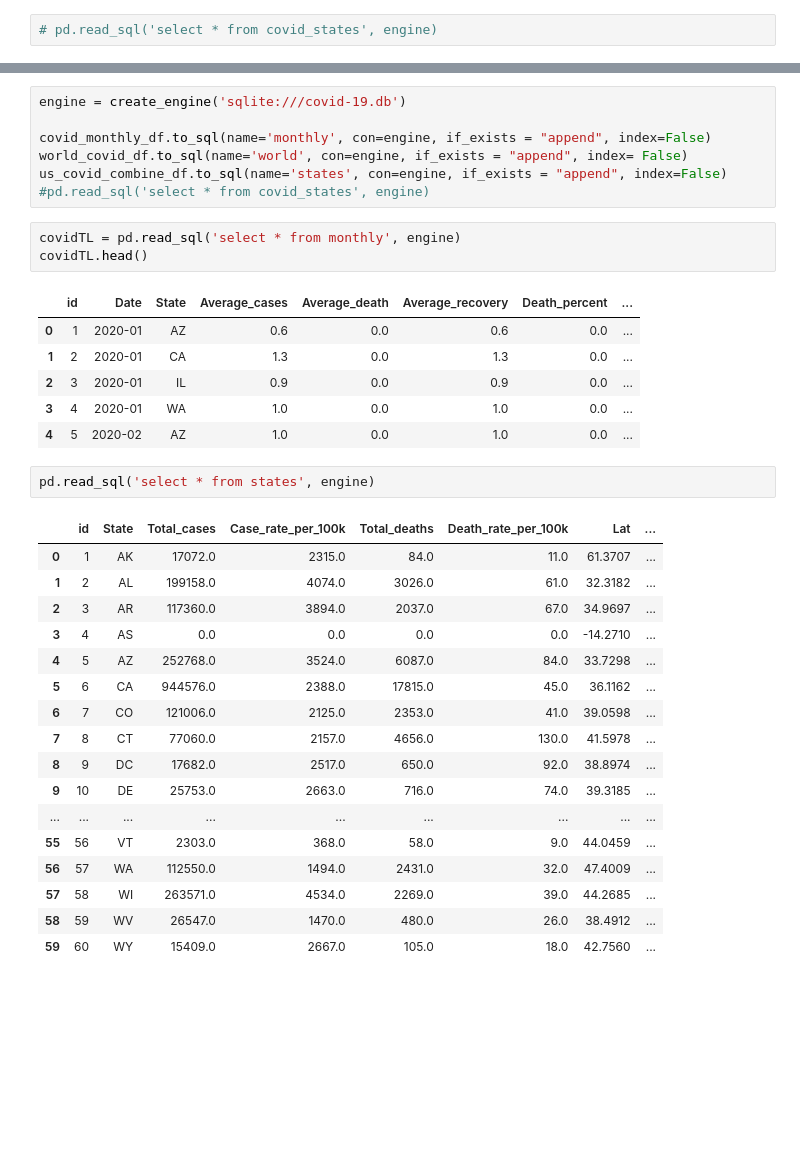
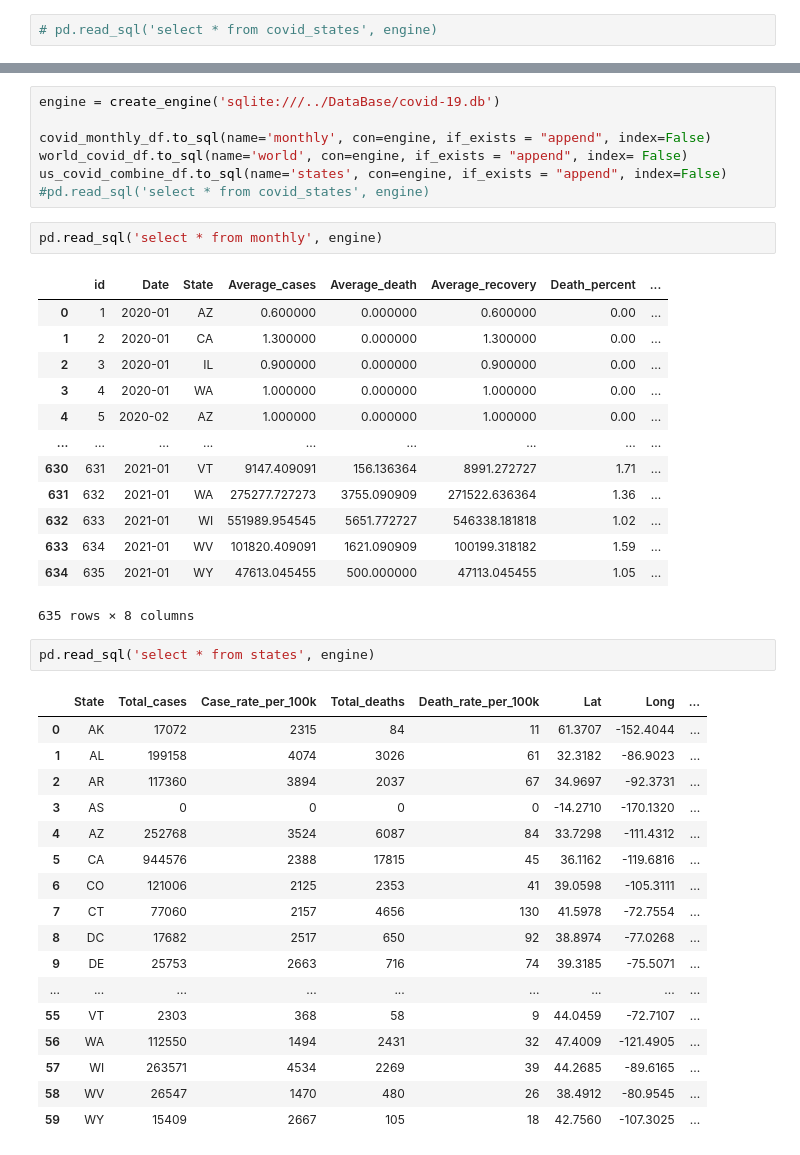
Before and after one commit to lazambrano/Project_2_COVID-19, a Jupyter notebook: Notebooks/analysis.ipynb, the cells around one changed output, grey strips where cells are left out. Saved outputs shown, nothing was run; the diff lists cells and outputs as text; blank space fills up the shorter version.

```diff
--- a/Notebooks/analysis.ipynb
+++ b/Notebooks/analysis.ipynb
@@ -496,41 +498,47 @@ def main():
 if __name__ == '__main__':
     main()
 # %%
-engine = create_engine('sqlite:///covid-19.db')
+engine = create_engine('sqlite:///../DataBase/covid-19.db')
 
 covid_monthly_df.to_sql(name='monthly', con=engine, if_exists = "append", index=False)
 world_covid_df.to_sql(name='world', con=engine, if_exists = "append", index= False)
 us_covid_combine_df.to_sql(name='states', con=engine, if_exists = "append", index=False)
 #pd.read_sql('select * from covid_states', engine)
 # %%
-covidTL = pd.read_sql('select * from monthly', engine)
-covidTL.head()
+pd.read_sql('select * from monthly', engine)
 # %% [output]
 |  | id | Date | State | Average_cases | Average_death | Average_recovery | Death_percent | ... |
-| 0 | 1 | 2020-01 | AZ | 0.6 | 0.0 | 0.6 | 0.0 | ... |
-| 1 | 2 | 2020-01 | CA | 1.3 | 0.0 | 1.3 | 0.0 | ... |
-| 2 | 3 | 2020-01 | IL | 0.9 | 0.0 | 0.9 | 0.0 | ... |
-| 3 | 4 | 2020-01 | WA | 1.0 | 0.0 | 1.0 | 0.0 | ... |
-| 4 | 5 | 2020-02 | AZ | 1.0 | 0.0 | 1.0 | 0.0 | ... |
+| 0 | 1 | 2020-01 | AZ | 0.600000 | 0.000000 | 0.600000 | 0.00 | ... |
+| 1 | 2 | 2020-01 | CA | 1.300000 | 0.000000 | 1.300000 | 0.00 | ... |
+| 2 | 3 | 2020-01 | IL | 0.900000 | 0.000000 | 0.900000 | 0.00 | ... |
+| 3 | 4 | 2020-01 | WA | 1.000000 | 0.000000 | 1.000000 | 0.00 | ... |
+| 4 | 5 | 2020-02 | AZ | 1.000000 | 0.000000 | 1.000000 | 0.00 | ... |
+| ... | ... | ... | ... | ... | ... | ... | ... | ... |
+| 630 | 631 | 2021-01 | VT | 9147.409091 | 156.136364 | 8991.272727 | 1.71 | ... |
+| 631 | 632 | 2021-01 | WA | 275277.727273 | 3755.090909 | 271522.636364 | 1.36 | ... |
+| 632 | 633 | 2021-01 | WI | 551989.954545 | 5651.772727 | 546338.181818 | 1.02 | ... |
+| 633 | 634 | 2021-01 | WV | 101820.409091 | 1621.090909 | 100199.318182 | 1.59 | ... |
+| 634 | 635 | 2021-01 | WY | 47613.045455 | 500.000000 | 47113.045455 | 1.05 | ... |
+635 rows × 8 columns
 # %%
 pd.read_sql('select * from states', engine)
 # %% [output]
-|  | id | State | Total_cases | Case_rate_per_100k | Total_deaths | Death_rate_per_100k | Lat | ... |
-| 0 | 1 | AK | 17072.0 | 2315.0 | 84.0 | 11.0 | 61.3707 | ... |
-| 1 | 2 | AL | 199158.0 | 4074.0 | 3026.0 | 61.0 | 32.3182 | ... |
-| 2 | 3 | AR | 117360.0 | 3894.0 | 2037.0 | 67.0 | 34.9697 | ... |
-| 3 | 4 | AS | 0.0 | 0.0 | 0.0 | 0.0 | -14.2710 | ... |
-| 4 | 5 | AZ | 252768.0 | 3524.0 | 6087.0 | 84.0 | 33.7298 | ... |
-| 5 | 6 | CA | 944576.0 | 2388.0 | 17815.0 | 45.0 | 36.1162 | ... |
-| 6 | 7 | CO | 121006.0 | 2125.0 | 2353.0 | 41.0 | 39.0598 | ... |
-| 7 | 8 | CT | 77060.0 | 2157.0 | 4656.0 | 130.0 | 41.5978 | ... |
-| 8 | 9 | DC | 17682.0 | 2517.0 | 650.0 | 92.0 | 38.8974 | ... |
-| 9 | 10 | DE | 25753.0 | 2663.0 | 716.0 | 74.0 | 39.3185 | ... |
+|  | State | Total_cases | Case_rate_per_100k | Total_deaths | Death_rate_per_100k | Lat | Long | ... |
+| 0 | AK | 17072 | 2315 | 84 | 11 | 61.3707 | -152.4044 | ... |
+| 1 | AL | 199158 | 4074 | 3026 | 61 | 32.3182 | -86.9023 | ... |
+| 2 | AR | 117360 | 3894 | 2037 | 67 | 34.9697 | -92.3731 | ... |
+| 3 | AS | 0 | 0 | 0 | 0 | -14.2710 | -170.1320 | ... |
+| 4 | AZ | 252768 | 3524 | 6087 | 84 | 33.7298 | -111.4312 | ... |
+| 5 | CA | 944576 | 2388 | 17815 | 45 | 36.1162 | -119.6816 | ... |
+| 6 | CO | 121006 | 2125 | 2353 | 41 | 39.0598 | -105.3111 | ... |
+| 7 | CT | 77060 | 2157 | 4656 | 130 | 41.5978 | -72.7554 | ... |
+| 8 | DC | 17682 | 2517 | 650 | 92 | 38.8974 | -77.0268 | ... |
+| 9 | DE | 25753 | 2663 | 716 | 74 | 39.3185 | -75.5071 | ... |
 | ... | ... | ... | ... | ... | ... | ... | ... | ... |
-| 55 | 56 | VT | 2303.0 | 368.0 | 58.0 | 9.0 | 44.0459 | ... |
-| 56 | 57 | WA | 112550.0 | 1494.0 | 2431.0 | 32.0 | 47.4009 | ... |
-| 57 | 58 | WI | 263571.0 | 4534.0 | 2269.0 | 39.0 | 44.2685 | ... |
-| 58 | 59 | WV | 26547.0 | 1470.0 | 480.0 | 26.0 | 38.4912 | ... |
-| 59 | 60 | WY | 15409.0 | 2667.0 | 105.0 | 18.0 | 42.7560 | ... |
+| 55 | VT | 2303 | 368 | 58 | 9 | 44.0459 | -72.7107 | ... |
+| 56 | WA | 112550 | 1494 | 2431 | 32 | 47.4009 | -121.4905 | ... |
+| 57 | WI | 263571 | 4534 | 2269 | 39 | 44.2685 | -89.6165 | ... |
+| 58 | WV | 26547 | 1470 | 480 | 26 | 38.4912 | -80.9545 | ... |
+| 59 | WY | 15409 | 2667 | 105 | 18 | 42.7560 | -107.3025 | ... |
 # %%
 import requests
```
Also changed, not shown: parts of 16 cells of this notebook, 11 other files.
